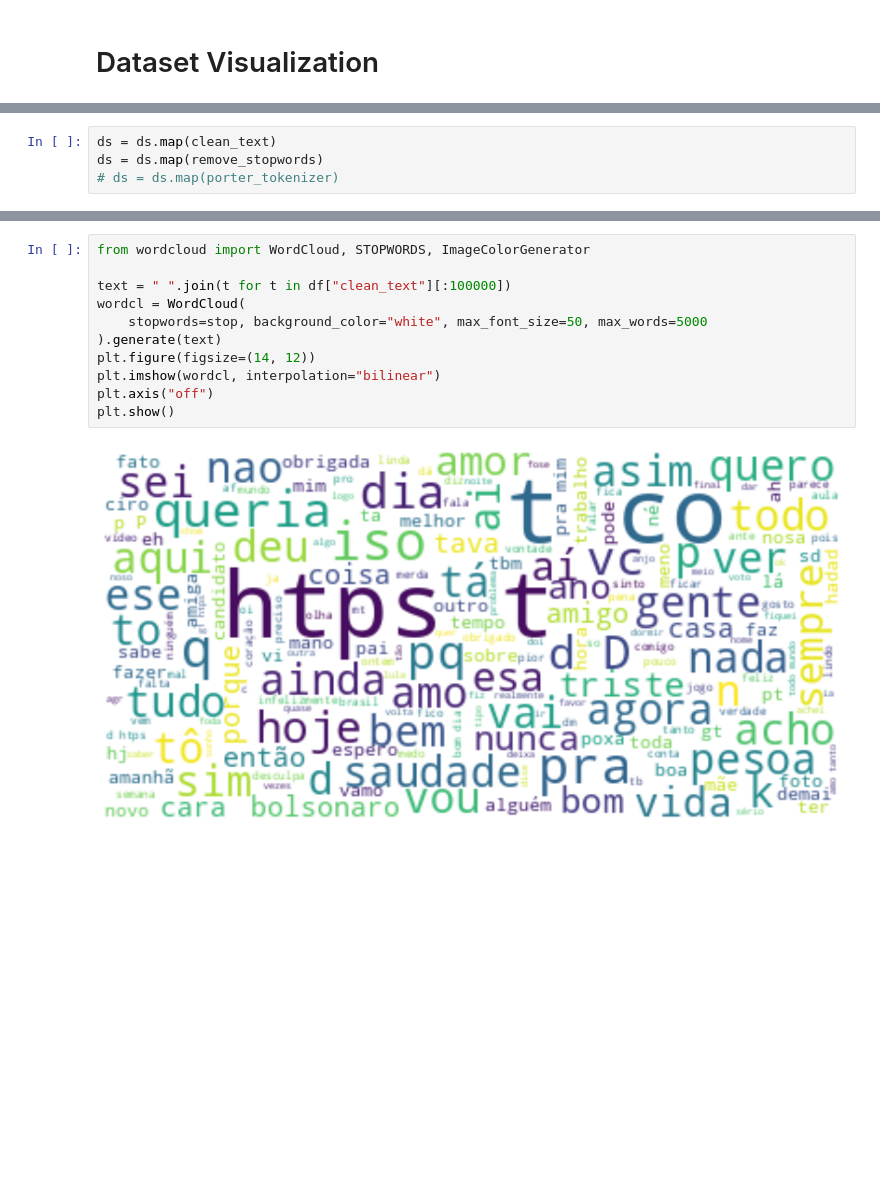
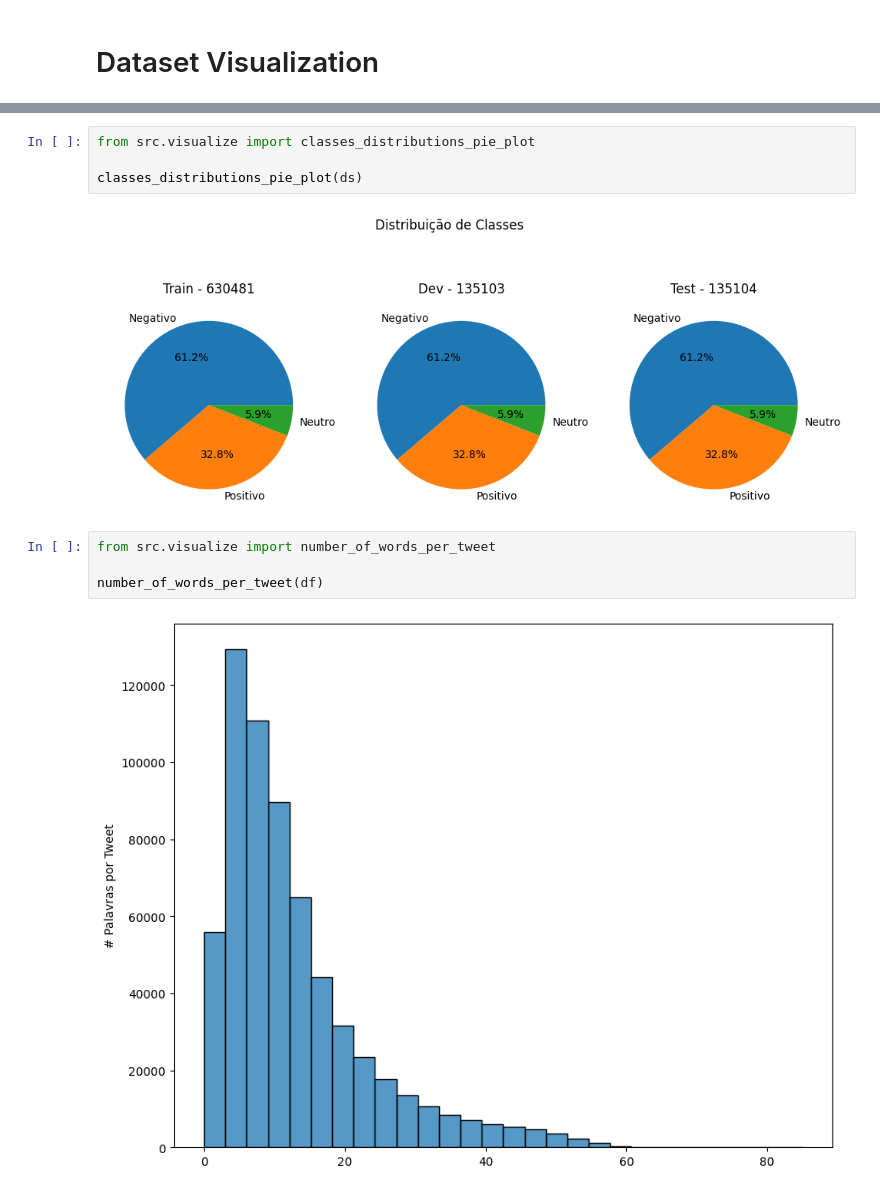
Before and after one commit to baldoinov/tweets-sentiment-analysis, a Jupyter notebook: notebooks/0.2-visualizing-the-dataset.ipynb, the cells around one changed output, grey strips where cells are left out. Saved outputs shown, nothing was run; the diff lists cells and outputs as text; blank space fills up the shorter version.

Commit message:
fix dataset building pipeline and create plots

```diff
--- a/notebooks/0.2-visualizing-the-dataset.ipynb
+++ b/notebooks/0.2-visualizing-the-dataset.ipynb
@@ -65,4 +13,0 @@ def porter_tokenizer(example):
-# %%
-ds = ds.map(clean_text)
-ds = ds.map(remove_stopwords)
-# ds = ds.map(porter_tokenizer)
@@ -240,13 +23,12 @@ label2id = {"Neutro": 0, "Positivo": 1, "Negativo": 2}
-# %%
-from wordcloud import WordCloud, STOPWORDS, ImageColorGenerator
-
-text = " ".join(t for t in df["clean_text"][:100000])
-wordcl = WordCloud(
-    stopwords=stop, background_color="white", max_font_size=50, max_words=5000
-).generate(text)
-plt.figure(figsize=(14, 12))
-plt.imshow(wordcl, interpolation="bilinear")
-plt.axis("off")
-plt.show()
-# %% [output]
-[figure, removed]
+# %%
+from src.visualize import classes_distributions_pie_plot
+
+classes_distributions_pie_plot(ds)
+# %% [output]
+[figure, added]
+# %%
+from src.visualize import number_of_words_per_tweet
+
+number_of_words_per_tweet(df)
+# %% [output]
+[figure, added]
```
Also changed, not shown: parts of 28 cells of this notebook, 18 other files.
